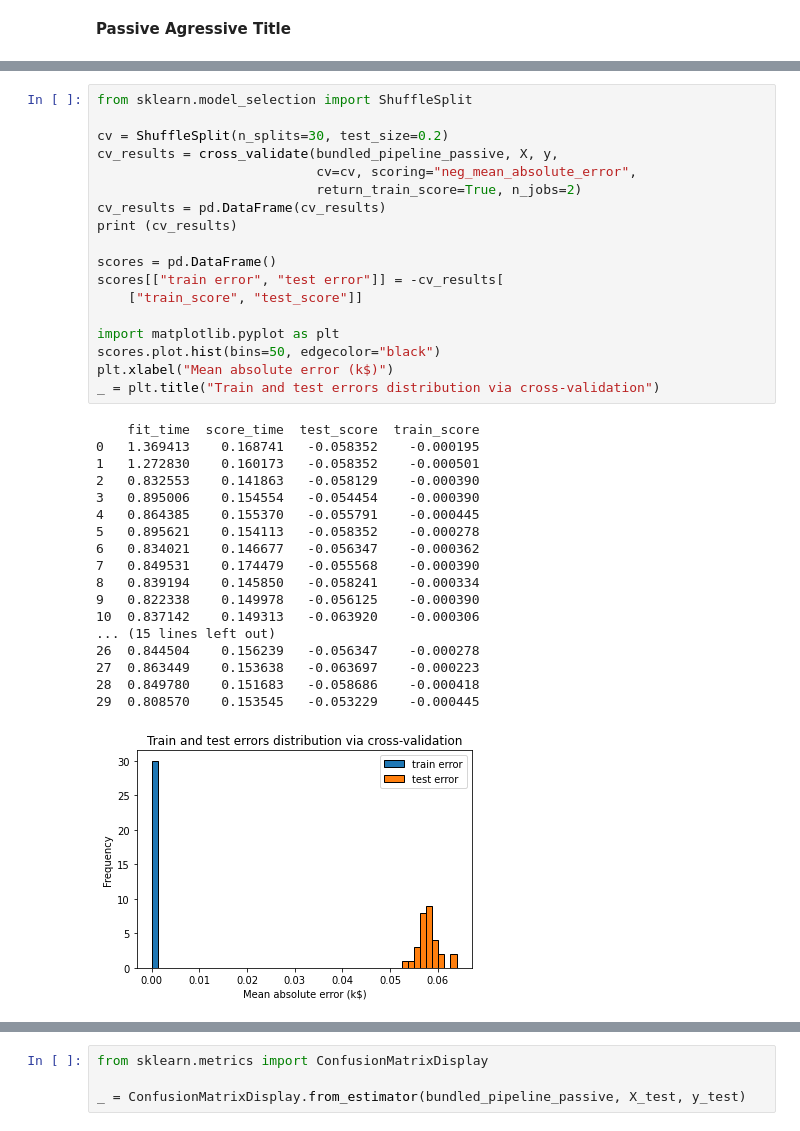
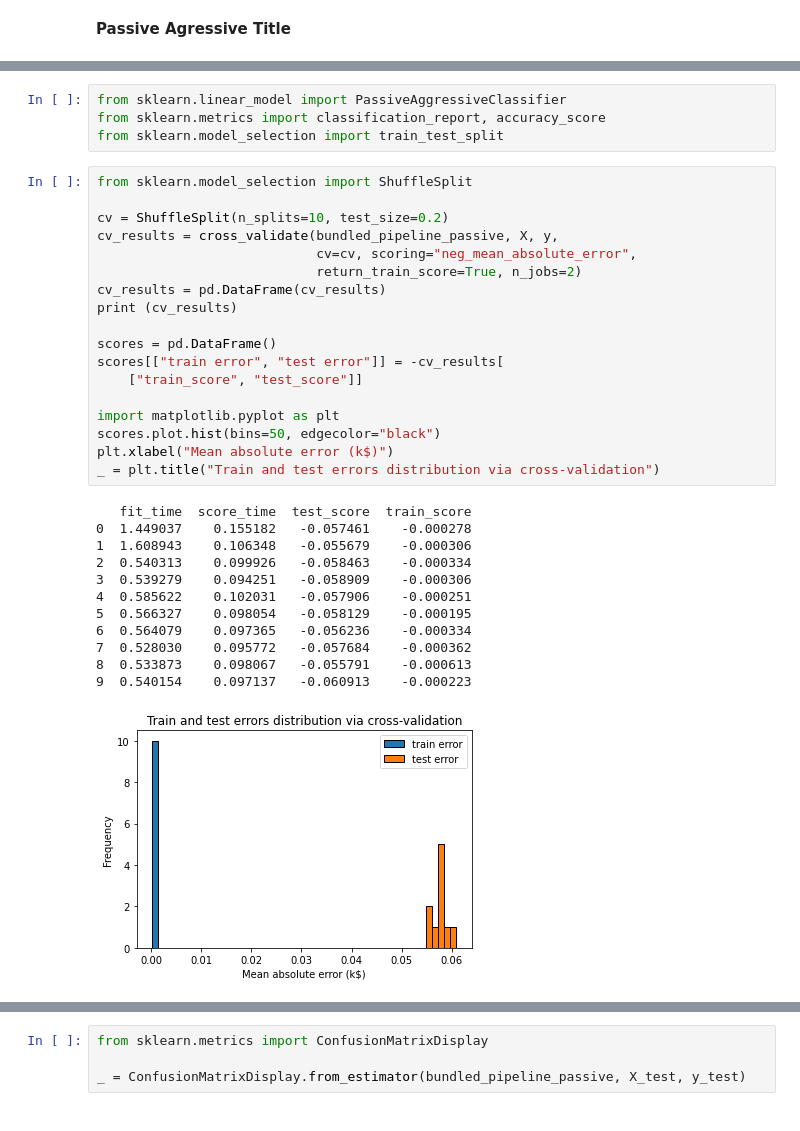
Before and after one commit to MariaFernandaOrtega/NLP-Project, a Jupyter notebook: processing2.ipynb, the cells around one changed output, grey strips where cells are left out. Cells and saved outputs as stored; diff of their text form.

```diff
--- a/processing2.ipynb
+++ b/processing2.ipynb
@@ -344,38 +307,36 @@ pd.DataFrame(cv_results)
+# %%
+from sklearn.linear_model import PassiveAggressiveClassifier
+from sklearn.metrics import classification_report, accuracy_score
+from sklearn.model_selection import train_test_split
 # %%
 from sklearn.model_selection import ShuffleSplit
 
-cv = ShuffleSplit(n_splits=30, test_size=0.2)
+cv = ShuffleSplit(n_splits=10, test_size=0.2)
 cv_results = cross_validate(bundled_pipeline_passive, X, y,
                             cv=cv, scoring="neg_mean_absolute_error",
                             return_train_score=True, n_jobs=2)
 cv_results = pd.DataFrame(cv_results)
 print (cv_results)
 
 scores = pd.DataFrame()
 scores[["train error", "test error"]] = -cv_results[
     ["train_score", "test_score"]]
 
 import matplotlib.pyplot as plt
 scores.plot.hist(bins=50, edgecolor="black")
 plt.xlabel("Mean absolute error (k$)")
 _ = plt.title("Train and test errors distribution via cross-validation")
 # %% [output]
-    fit_time  score_time  test_score  train_score
-0   1.369413    0.168741   -0.058352    -0.000195
-1   1.272830    0.160173   -0.058352    -0.000501
-2   0.832553    0.141863   -0.058129    -0.000390
-3   0.895006    0.154554   -0.054454    -0.000390
-4   0.864385    0.155370   -0.055791    -0.000445
-5   0.895621    0.154113   -0.058352    -0.000278
-6   0.834021    0.146677   -0.056347    -0.000362
-7   0.849531    0.174479   -0.055568    -0.000390
-8   0.839194    0.145850   -0.058241    -0.000334
-9   0.822338    0.149978   -0.056125    -0.000390
-10  0.837142    0.149313   -0.063920    -0.000306
-... (15 lines left out)
-26  0.844504    0.156239   -0.056347    -0.000278
-27  0.863449    0.153638   -0.063697    -0.000223
-28  0.849780    0.151683   -0.058686    -0.000418
-29  0.808570    0.153545   -0.053229    -0.000445
+   fit_time  score_time  test_score  train_score
+0  1.449037    0.155182   -0.057461    -0.000278
+1  1.608943    0.106348   -0.055679    -0.000306
+2  0.540313    0.099926   -0.058463    -0.000334
+3  0.539279    0.094251   -0.058909    -0.000306
+4  0.585622    0.102031   -0.057906    -0.000251
+5  0.566327    0.098054   -0.058129    -0.000195
+6  0.564079    0.097365   -0.056236    -0.000334
+7  0.528030    0.095772   -0.057684    -0.000362
+8  0.533873    0.098067   -0.055791    -0.000613
+9  0.540154    0.097137   -0.060913    -0.000223
-[figure, old version]
+[figure, new version]
 # %%
```
Also changed, not shown: parts of 18 cells of this notebook.
